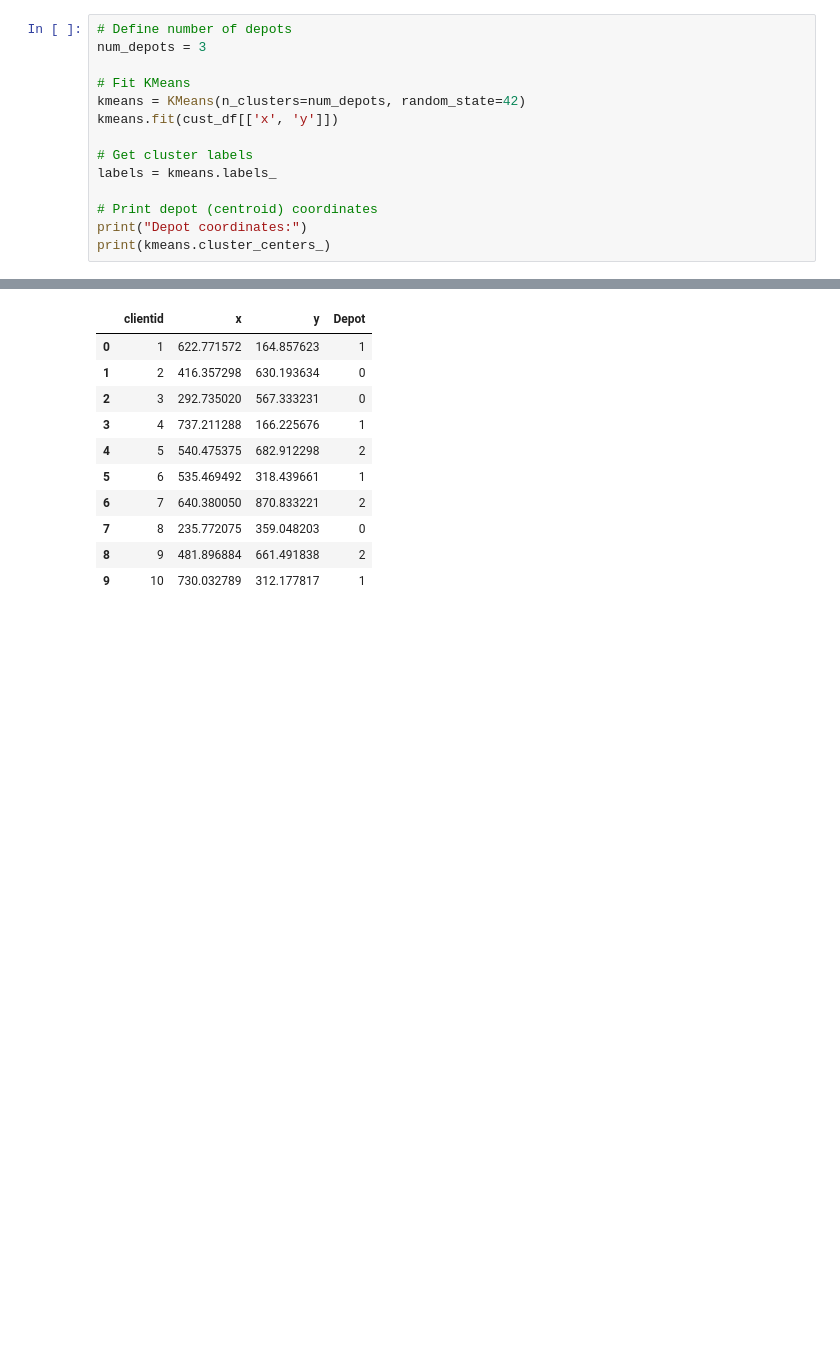
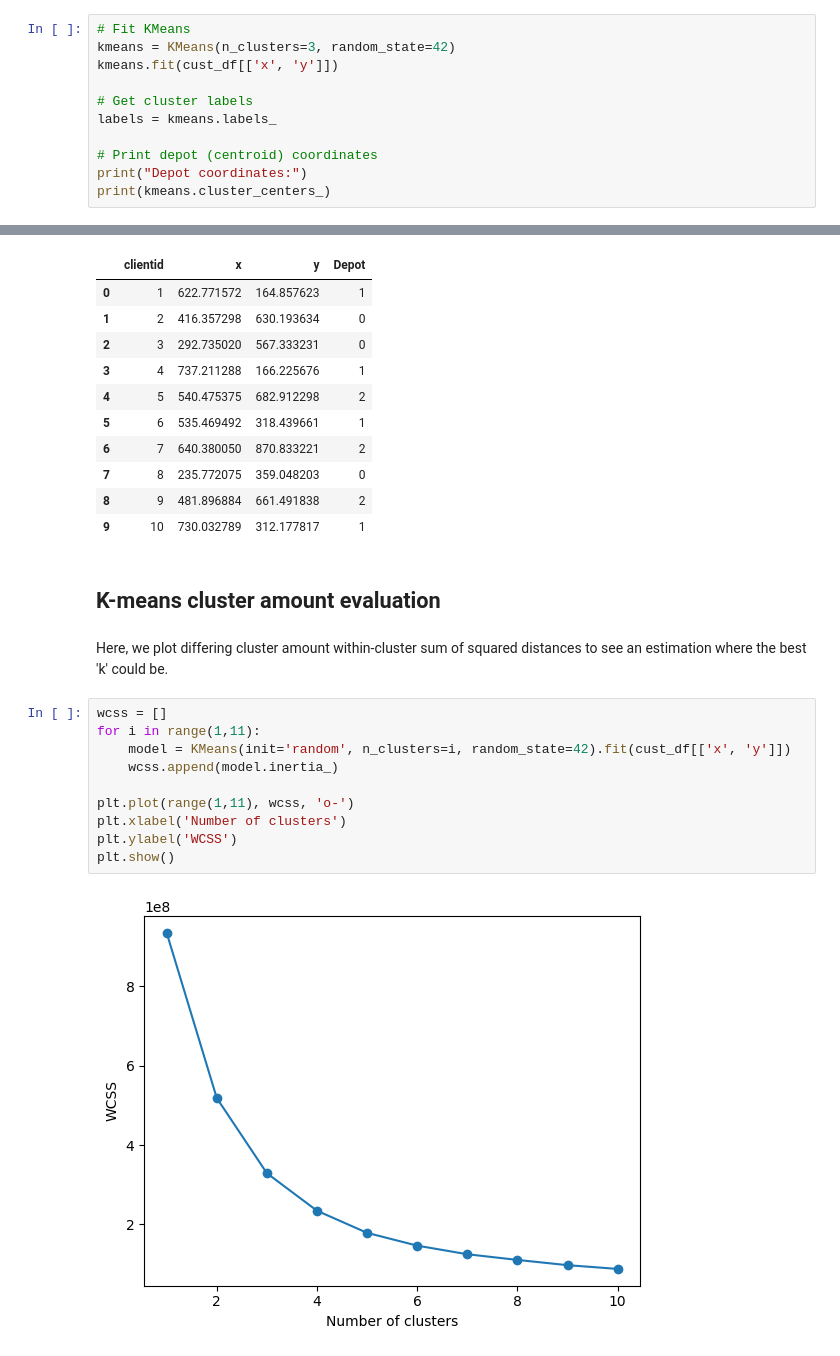
Before and after one commit to samuelms123/ML-tasks, a Jupyter notebook: task5/task5-pipeline.ipynb, the cells around one changed output, grey strips where cells are left out. Saved outputs shown, nothing was run; the diff lists cells and outputs as text; blank space fills up the shorter version.

Commit message:
Add cluster amount variance testing, make plotting of clusters reusable. Add withing cluster sum of squared distances plot to illustrate which k would be reasonable.

```diff
--- a/task5/task5-pipeline.ipynb
+++ b/task5/task5-pipeline.ipynb
@@ -48,11 +48,8 @@ plt.show()
 We apply the K-means algorithm to identify optimal depot locations.
 We define the number of depots as 3 and fit the model on the x and y coordinates of the customers. The centroids represent the depot locations.
 # %%
-# Define number of depots
-num_depots = 3
-
 # Fit KMeans
-kmeans = KMeans(n_clusters=num_depots, random_state=42)
+kmeans = KMeans(n_clusters=3, random_state=42)
 kmeans.fit(cust_df[['x', 'y']])
 
 # Get cluster labels
@@ -129,3 +131,19 @@ cust_df.head(10)
 | 7 | 8 | 235.772075 | 359.048203 | 0 |
 | 8 | 9 | 481.896884 | 661.491838 | 2 |
 | 9 | 10 | 730.032789 | 312.177817 | 1 |
+# %% [markdown]
+## K-means cluster amount evaluation
+# %% [markdown]
+Here, we plot differing cluster amount within-cluster sum of squared distances to see an estimation where the best 'k' could be.
+# %%
+wcss = []
+for i in range(1,11):
+    model = KMeans(init='random', n_clusters=i, random_state=42).fit(cust_df[['x', 'y']])
+    wcss.append(model.inertia_)
+
+plt.plot(range(1,11), wcss, 'o-')
+plt.xlabel('Number of clusters')
+plt.ylabel('WCSS')
+plt.show()
+# %% [output]
+[figure, added]
```
Also changed, not shown: parts of 7 cells of this notebook.
